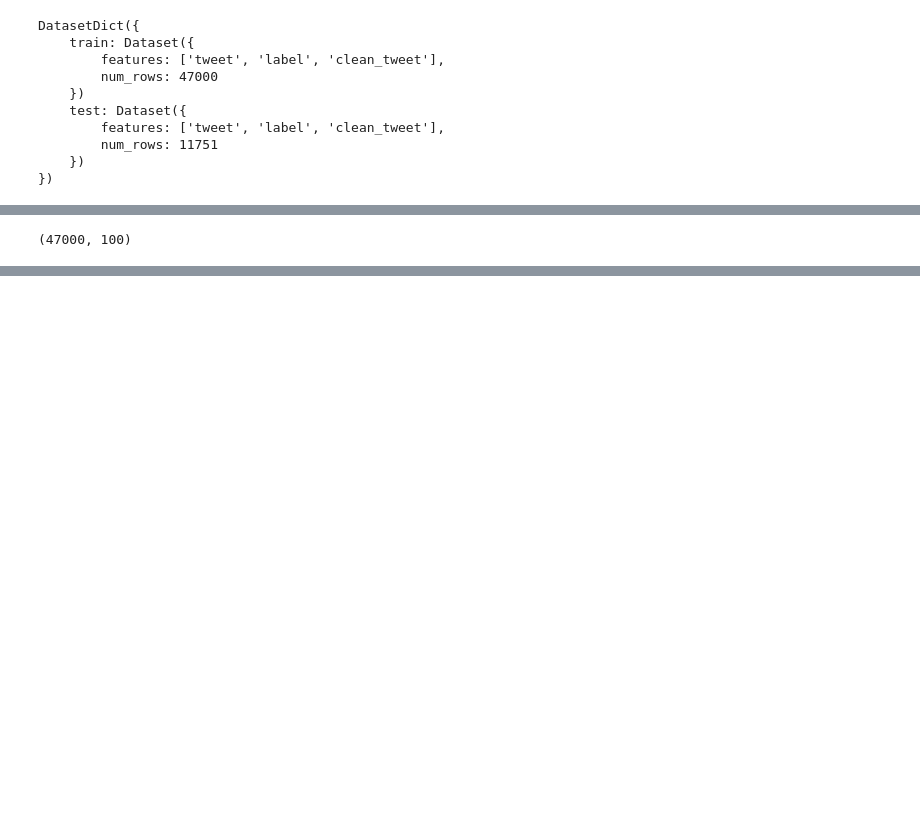
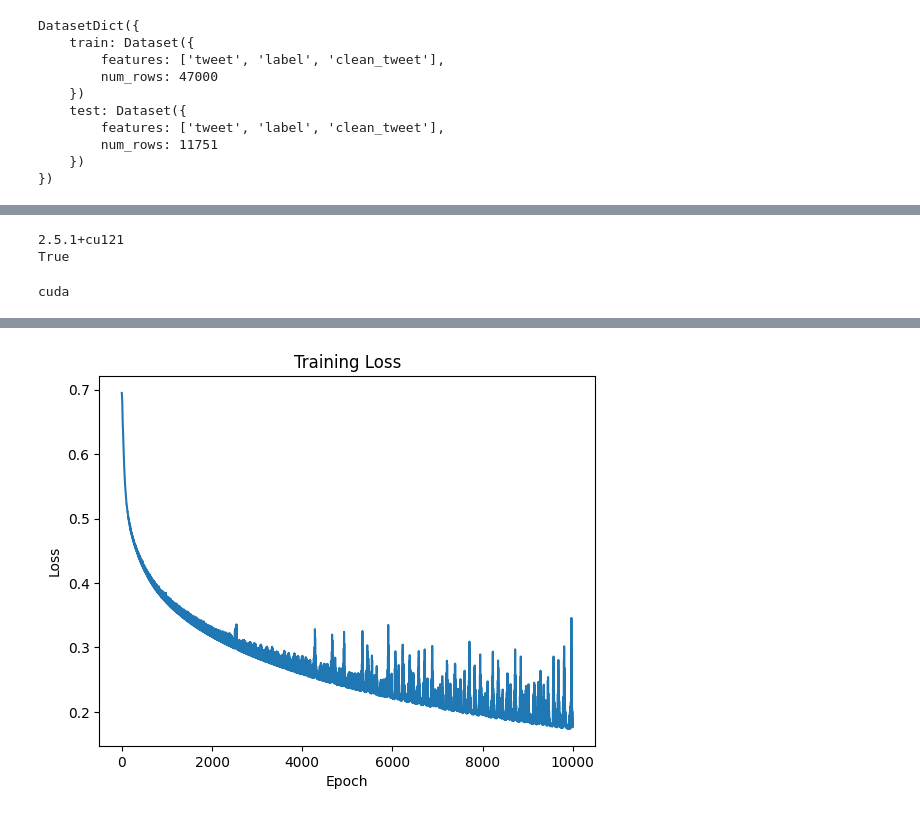
Before and after one commit to Haya-Alwizrah/Arabic_NLP, a Jupyter notebook: week2/Project/main.ipynb, the cells around one changed output, grey strips where cells are left out. Saved outputs shown, nothing was run; the diff lists cells and outputs as text; code cells hidden in the pictures; blank space fills up the shorter version.

```diff
--- a/week2/Project/main.ipynb
+++ b/week2/Project/main.ipynb
@@ -29,7 +29,7 @@ test_data  = data["test"].remove_columns(["tweet"])
 # %%
 from embedding import ArabicEmbedding
 
-a2v = ArabicEmbedding(100,5,1,0)
+a2v = ArabicEmbedding(100,5,1,1)
 # %%
 a2v.train(train_data["clean_tweet"])
 # %%
@@ -47,7 +47,75 @@ X_train = a2v.s2v(train_data["clean_tweet"])
 X_test  = a2v.s2v(test_data["clean_tweet"])
 y_train = train_data["label"]
 y_test = test_data["label"]
-# %%
-X_train.shape
-# %% [output]
-(47000, 100)
+# %%
+import torch
+
+print(torch.__version__)
+print(torch.cuda.is_available())
+# %% [output]
+2.5.1+cu121
+True
+# %%
+import torch
+from torch import nn
+import matplotlib.pyplot as plt
+import numpy as np
+
+device = torch.device("cuda" if torch.cuda.is_available() else "cpu")
+print(device)
+
+X_train = torch.tensor(X_train, dtype=torch.float32).to(device)
+y_train = torch.tensor(np.array(y_train), dtype=torch.long).to(device)
+X_test = torch.tensor(X_test, dtype=torch.float32).to(device)
+y_test = torch.tensor(np.array(y_test), dtype=torch.long).to(device)
+# %% [output]
+cuda
+# %%
+class SimpleClassification(nn.Module):
+    def __init__(self):
+        super().__init__()
+        self.net = nn.Sequential(
+            nn.Linear(100, 128),
+            nn.ReLU(),
+            nn.Linear(128, 128),
+            nn.ReLU(),
+            nn.Linear(128, 64),
+            nn.ReLU(),
+            nn.Linear(64, 2),
+        )
+
+    def forward(self, x):
+        return self.net(x)
+
+model = SimpleClassification().to(device)
+model
+
+loss_fn = nn.CrossEntropyLoss()
+optimizer = torch.optim.Adam(model.parameters(), lr=0.001)
+
+losses = []
+
+epochs = 10000
+
+for epoch in range(epochs):
+    pred = model(X_train)
+    loss = loss_fn(pred, y_train)
+
+    optimizer.zero_grad()
+    loss.backward()
+    optimizer.step()
+
+    losses.append(loss.item())
+
+    if epoch % 1000 == 0:
+        print(f"Epoch {epoch}: Loss = {loss.item():.4f}")
+
+print(loss.item())
+# ====== Plot ======
+plt.figure()
+plt.plot(losses)
+plt.xlabel("Epoch")
+plt.ylabel("Loss")
+plt.title("Training Loss")
+plt.show()
+# %% [output]
@@ -53,0 +133 @@ X_train.shape
+[figure, added]
```
Also changed, not shown: parts of 4 cells of this notebook.
